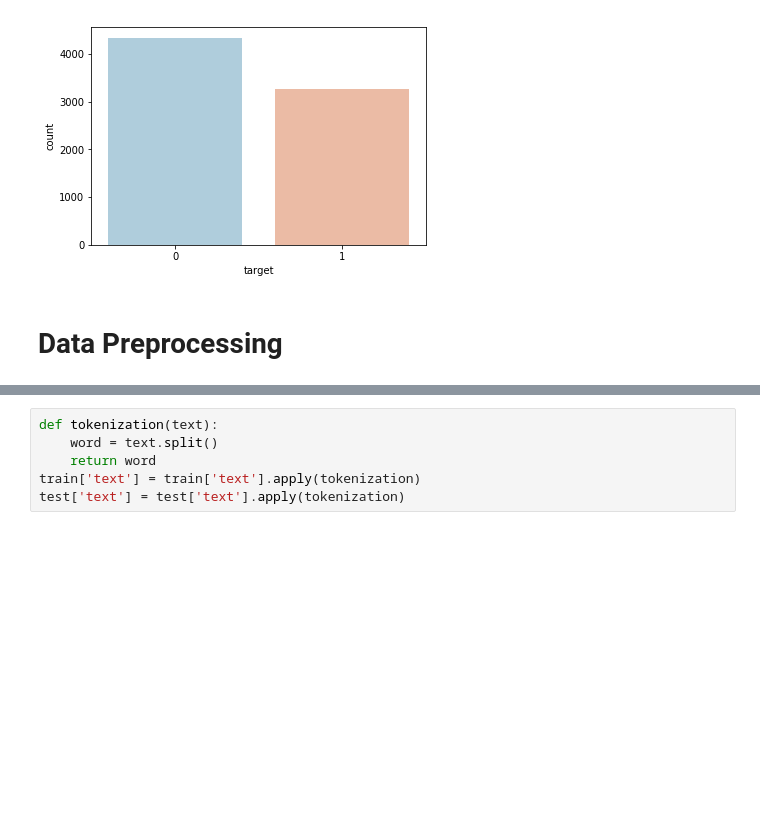
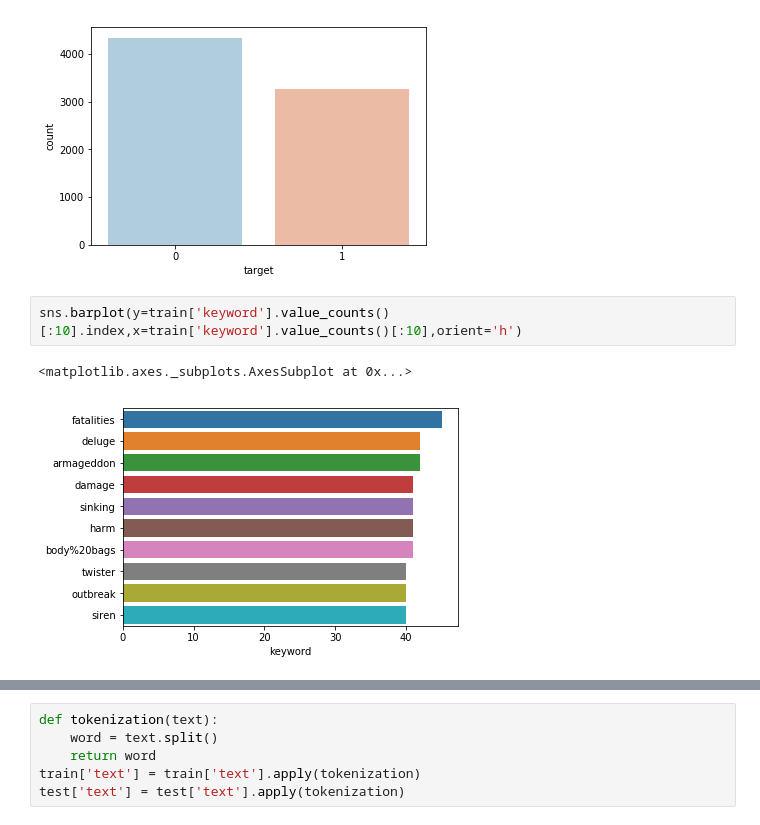
Before and after one commit to Branden-Kang/Kaggle-Competition, a Jupyter notebook: NLP_with_Disaster_Tweets.ipynb, the cells around one changed output, grey strips where cells are left out. Cells and saved outputs as stored; diff of their text form; blank space fills up the shorter version.

```diff
--- a/NLP_with_Disaster_Tweets.ipynb
+++ b/NLP_with_Disaster_Tweets.ipynb
@@ -97,5 +168,8 @@ sns.countplot(x='target',data=train,palette='RdBu_r')
 # %% [output]
 <matplotlib.axes._subplots.AxesSubplot at 0x...>
 [figure]
-# %% [markdown]
-# Data Preprocessing
+# %%
+sns.barplot(y=train['keyword'].value_counts()[:10].index,x=train['keyword'].value_counts()[:10],orient='h')
+# %% [output]
+<matplotlib.axes._subplots.AxesSubplot at 0x...>
+[figure, added]
```
Also changed, not shown: parts of 107 cells of this notebook.
